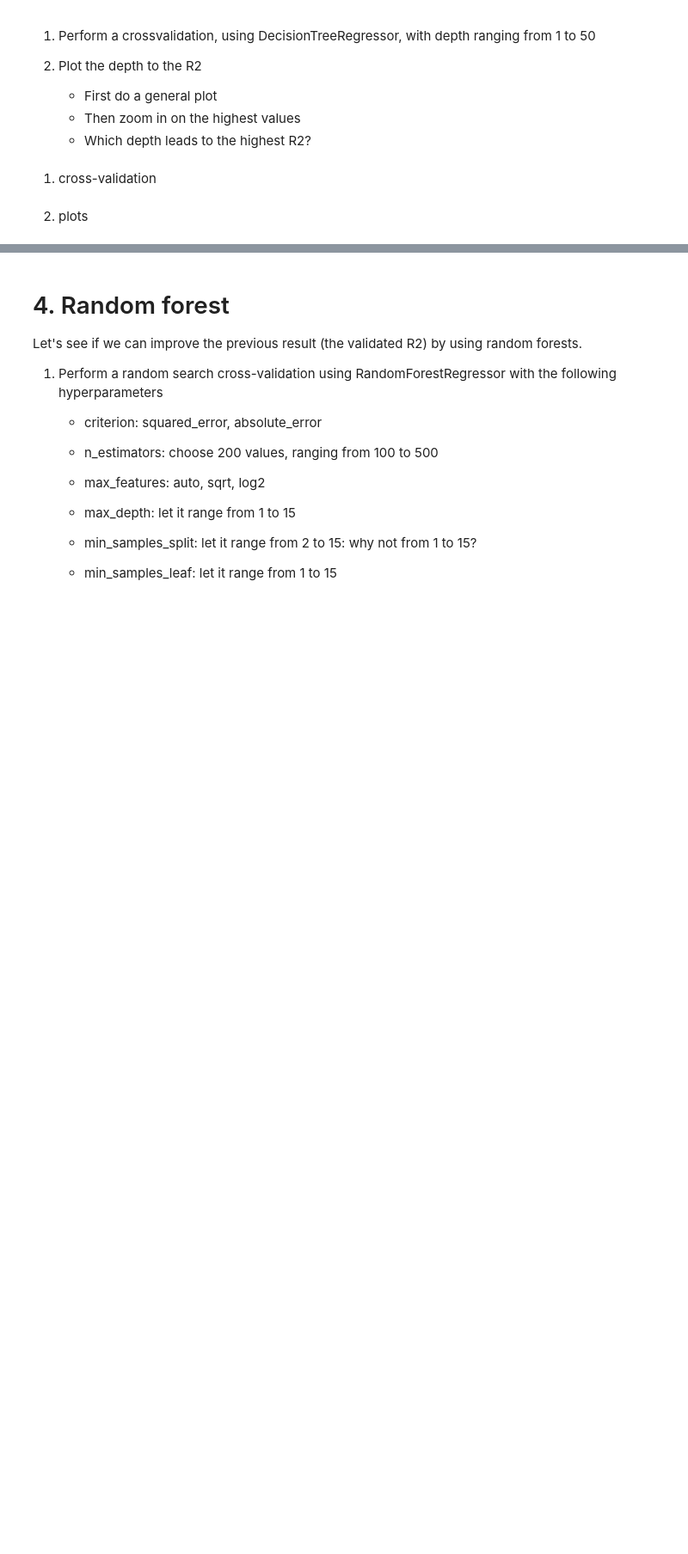
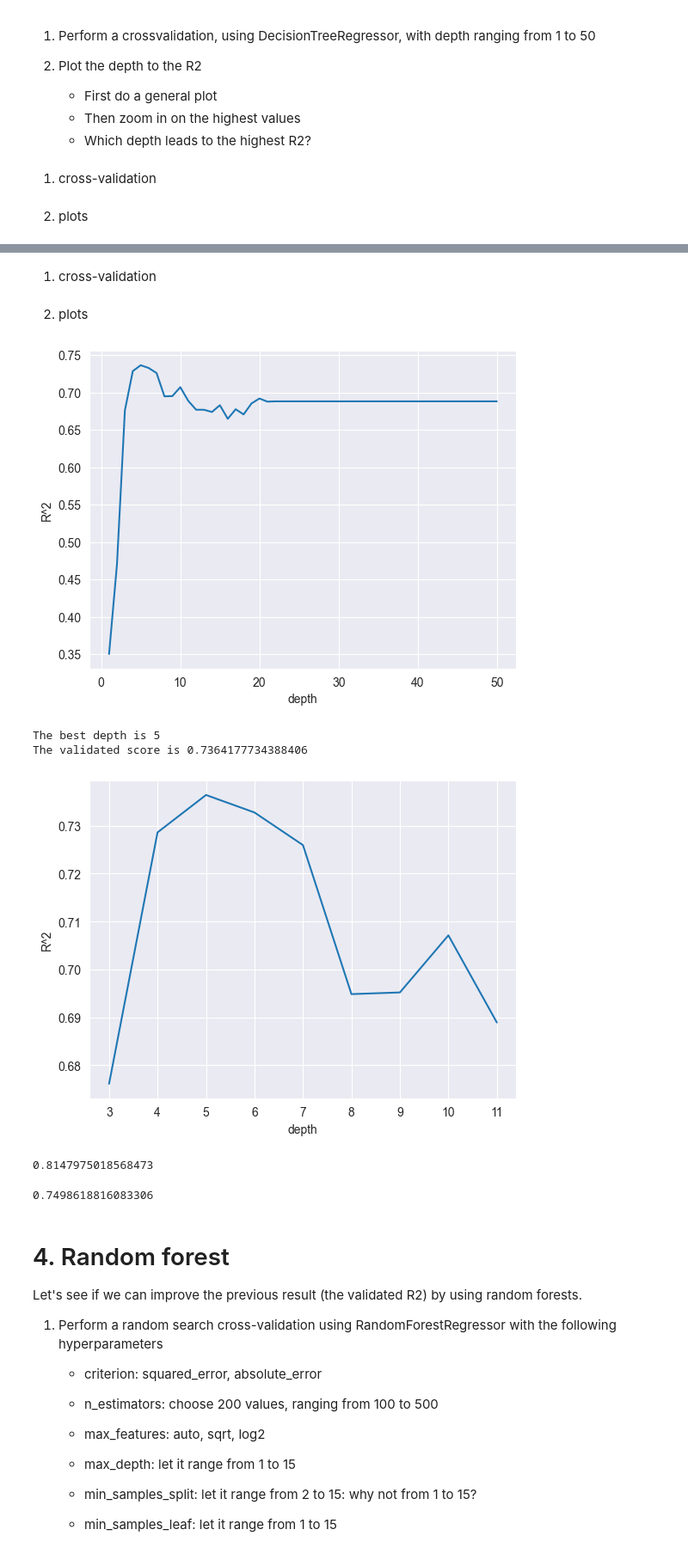
Before and after one commit to TeoDeconinck/AppliedArtificialIntelligence, a Jupyter notebook: src/modules/ML/1.SupervisedLearning_Regression/Supervised_treebased/les4_demo_labo/Class4 _labo_v2.0.ipynb, the cells around one changed output, grey strips where cells are left out. Shown at 86% size. Saved outputs shown, nothing was run; the diff lists cells and outputs as text; code cells hidden in the pictures; blank space fills up the shorter version.

```diff
--- a/src/modules/ML/1.SupervisedLearning_Regression/Supervised_treebased/les4_demo_labo/Class4 _labo_v2.0.ipynb
+++ b/src/modules/ML/1.SupervisedLearning_Regression/Supervised_treebased/les4_demo_labo/Class4 _labo_v2.0.ipynb
@@ -66,0 +155,10 @@ memory usage: 239.3 KB
+# %%
+%matplotlib inline
+import numpy as np
+import pandas as pd
+import matplotlib as mpl
+import matplotlib.pyplot as plt
+import seaborn as sns
+
+
+df = pd.read_csv('real_estate_cleaned.csv')
@@ -67,3 +253,52 @@ memory usage: 239.3 KB
+# %% [markdown]
+1. cross-validation
+# %%
+from sklearn.tree import DecisionTreeRegressor
+from sklearn.model_selection import cross_val_score
+
+depth = np.arange(1, 51)
+cv_scores = []
+sd_scores = []
+
+for d in depth:
+    dec_tree = DecisionTreeRegressor(max_depth=d, random_state=0)
+    scores = cross_val_score(dec_tree, X_train_stand, y_train, cv=5, scoring='r2')
+    cv_scores.append(scores.mean())
+    sd_scores.append(np.sqrt(scores.var()) / np.sqrt(5))
+# %% [markdown]
+2. plots
+# %%
+
+max_value = max(cv_scores)
+max_index = cv_scores.index(max_value)
+
+plt.plot(depth, cv_scores)
+plt.xlabel('depth')
+plt.ylabel('R^2')
+
+
+plt.show()
+print('The best depth is', depth[max_index])
+print('The validated score is', max_value)
+
+plt.plot(depth[2:11], cv_scores[2:11])
+plt.xlabel('depth')
+plt.ylabel('R^2')
+
+plt.show()
+# %% [output]
+[figure, added]
+The best depth is 5
+The validated score is 0.7364177734388406
+[figure, added]
+# %%
+dec_tree = DecisionTreeRegressor(random_state = 0, max_depth=4)
+dec_tree.fit(X_train_stand, y_train)
+print(dec_tree.score(X_train_stand, y_train) )
+dec_tree.score(X_test_stand, y_test)
+# %% [output]
+0.8147975018568473
+0.7498618816083306
 # %% [markdown]
 # 4. Random forest
 Let's see if we can improve the previous result (the validated R2) by using random forests.
```
Also changed, not shown: parts of 41 cells of this notebook, 3 other files.
